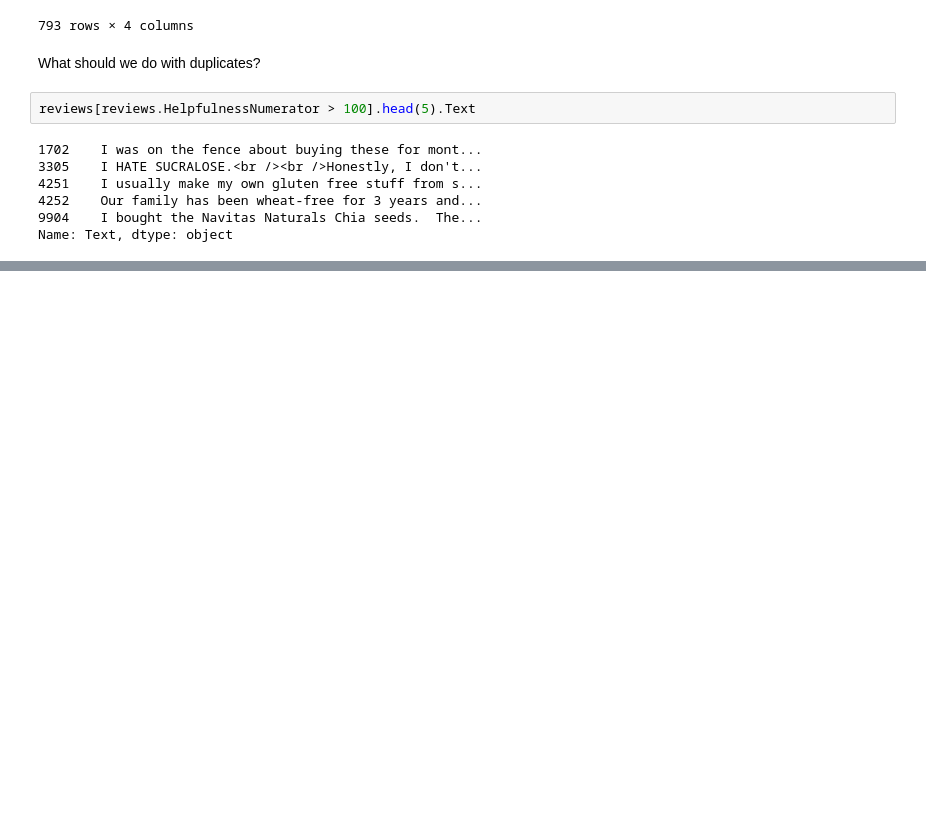
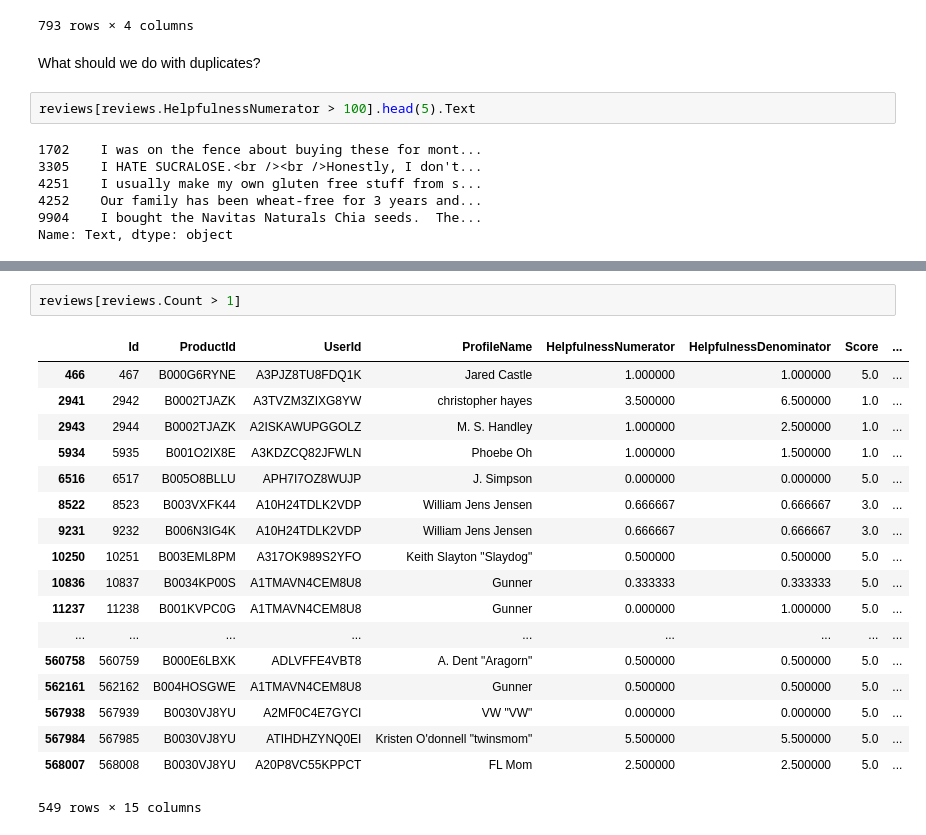
Before and after one commit to MintMin/AmazonReviewsAnalysis, a Jupyter notebook: Nic/Week 1 Nic's Exploratory Analysis.ipynb, the cells around one changed output, grey strips where cells are left out. Cells and saved outputs as stored; diff of their text form; blank space fills up the shorter version.

```diff
--- a/Nic/Week 1 Nic's Exploratory Analysis.ipynb
+++ b/Nic/Week 1 Nic's Exploratory Analysis.ipynb
@@ -330,0 +347,21 @@ Name: Text, dtype: object
+# %%
+reviews[reviews.Count > 1]
+# %% [output]
+|  | Id | ProductId | UserId | ProfileName | HelpfulnessNumerator | HelpfulnessDenominator | Score | ... |
+| 466 | 467 | B000G6RYNE | A3PJZ8TU8FDQ1K | Jared Castle | 1.000000 | 1.000000 | 5.0 | ... |
+| 2941 | 2942 | B0002TJAZK | A3TVZM3ZIXG8YW | christopher hayes | 3.500000 | 6.500000 | 1.0 | ... |
+| 2943 | 2944 | B0002TJAZK | A2ISKAWUPGGOLZ | M. S. Handley | 1.000000 | 2.500000 | 1.0 | ... |
+| 5934 | 5935 | B001O2IX8E | A3KDZCQ82JFWLN | Phoebe Oh | 1.000000 | 1.500000 | 1.0 | ... |
+| 6516 | 6517 | B005O8BLLU | APH7I7OZ8WUJP | J. Simpson | 0.000000 | 0.000000 | 5.0 | ... |
+| 8522 | 8523 | B003VXFK44 | A10H24TDLK2VDP | William Jens Jensen | 0.666667 | 0.666667 | 3.0 | ... |
+| 9231 | 9232 | B006N3IG4K | A10H24TDLK2VDP | William Jens Jensen | 0.666667 | 0.666667 | 3.0 | ... |
+| 10250 | 10251 | B003EML8PM | A317OK989S2YFO | Keith Slayton "Slaydog" | 0.500000 | 0.500000 | 5.0 | ... |
+| 10836 | 10837 | B0034KP00S | A1TMAVN4CEM8U8 | Gunner | 0.333333 | 0.333333 | 5.0 | ... |
+| 11237 | 11238 | B001KVPC0G | A1TMAVN4CEM8U8 | Gunner | 0.000000 | 1.000000 | 5.0 | ... |
+| ... | ... | ... | ... | ... | ... | ... | ... | ... |
+| 560758 | 560759 | B000E6LBXK | ADLVFFE4VBT8 | A. Dent "Aragorn" | 0.500000 | 0.500000 | 5.0 | ... |
+| 562161 | 562162 | B004HOSGWE | A1TMAVN4CEM8U8 | Gunner | 0.500000 | 0.500000 | 5.0 | ... |
+| 567938 | 567939 | B0030VJ8YU | A2MF0C4E7GYCI | VW "VW" | 0.000000 | 0.000000 | 5.0 | ... |
+| 567984 | 567985 | B0030VJ8YU | ATIHDHZYNQ0EI | Kristen O'donnell "twinsmom" | 5.500000 | 5.500000 | 5.0 | ... |
+| 568007 | 568008 | B0030VJ8YU | A20P8VC55KPPCT | FL Mom | 2.500000 | 2.500000 | 5.0 | ... |
+549 rows × 15 columns
```
Also changed, not shown: parts of 19 cells of this notebook.
